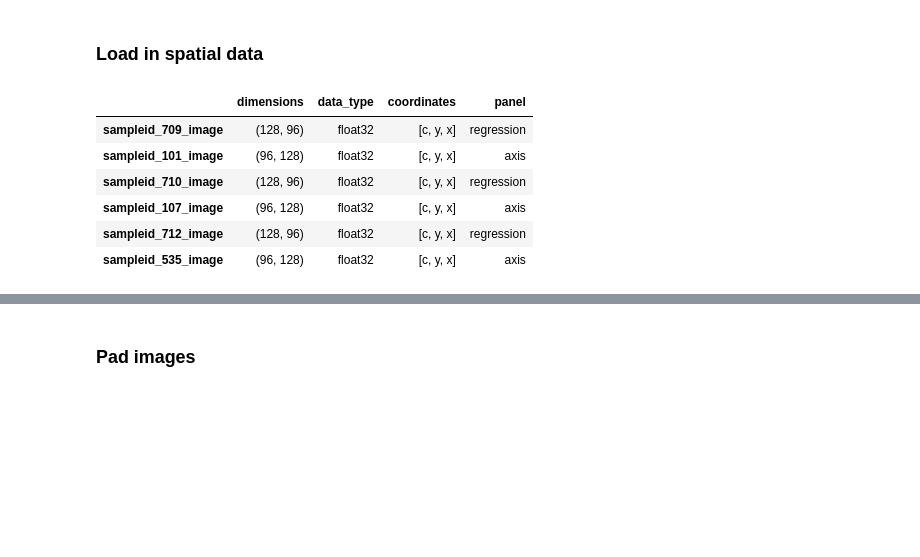
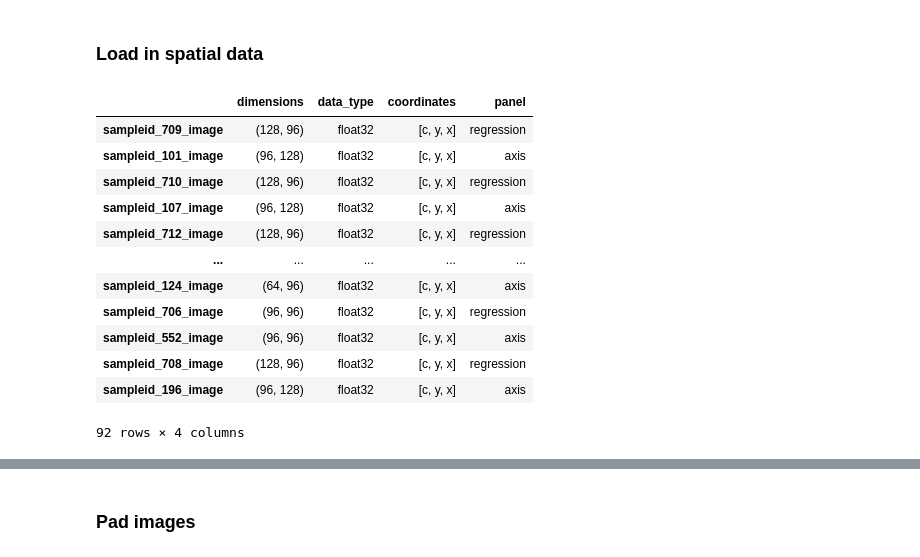
Before and after one commit to Olamiknight/WSIFIR, a Jupyter notebook: Axis_Reg_Registration.ipynb, the cells around one changed output, grey strips where cells are left out. Saved outputs shown, nothing was run; the diff lists cells and outputs as text; code cells hidden in the pictures; blank space fills up the shorter version.

```diff
--- a/Axis_Reg_Registration.ipynb
+++ b/Axis_Reg_Registration.ipynb
@@ -72,8 +72,9 @@ ids.head(46)
 # %% [markdown]
 ### Load in images from the database
 # %%
-# Choose 3 rows to visualize (for example, row 0)
-row_indexes = [0,1,2]
+#Initialize the row indexes for all the images
+
+row_indexes = list(range(len(ids)))
 
 # List to store all images
 all_images = []
@@ -95,12 +96,6 @@ for row_index in row_indexes:
     reg_sampleid = int(reg_sampleid)
     axis_sampleid = int(axis_sampleid)
 
-    # Print the variables to verify
-    print(f"reg_sampleid: {reg_sampleid}")
-    print(f"axis_sampleid: {axis_sampleid}")
-    print(f"reg_slideid: {reg_slideid}")
-    print(f"axis_slideid: {axis_slideid}\n")
-
     # Save the variables in the dictionary
     results[row_index] = {
         'reg_sampleid': reg_sampleid,
@@ -110,12 +105,15 @@ for row_index in row_indexes:
     }
 
     # Load the images
-    reg_image = io.load_astropath(sampleid=reg_sampleid, sample_path=f'//bki-fs1/data02/Clinical_Specimen_10/{reg_slideid}', cell_expressions_path=False, cell_geoms_path=False,cell_annotations_path=False, modaility='astropath')
-    axis_image = io.load_astropath(sampleid=axis_sampleid, sample_path=f'//bki-fs1/data02/Clinical_Specimen_2/{axis_slideid}', cell_expressions_path=False, cell_geoms_path=False,cell_annotations_path=False, modaility='astropath')
+    reg_image = io.load_astropath(sampleid=reg_sampleid, sample_path=f'//bki-fs1/data02/Clinical_Specimen_10/{reg_slideid}', cells_table_path=False, cells_boundaries_path=False,cell_annotations_path=False, modaility='astropath')
+    axis_image = io.load_astropath(sampleid=axis_sampleid, sample_path=f'//bki-fs1/data02/Clinical_Specimen_2/{axis_slideid}', cells_table_path=False, cells_boundaries_path=False,cell_annotations_path=False, modaility='astropath')
 
      # Add images to the list
     all_images.extend([reg_image, axis_image])
 
 # Load the project with all images
 sp = io.load_project(samples=all_images, merge_tables=True, modality='astropath')
+
+#Display the spatial data
+sp
 # %% [output]
@@ -184,39 +175,45 @@ for sampleid in sp.images:
 
 #Create a dataframe with a columnn named panel that loops either axis, regression and tbet 3 times
 
-panel = ['regression','axis']*3
+panel = ['regression','axis']*46
 
 panel_df = pd.DataFrame(panel, columns=['panel'])
 
 #Create a dataframe with a columnn named panel that loops either axis, regression and tbet 3 times
 
-panel = ['regression','axis']*3
+panel = ['regression','axis']*46
 
 panel_df = pd.DataFrame(panel, columns=['panel'])
 
 
 #Save dimensions of the cropped images to a dataframe
 cropped_images_dimensions = {}
 for sampleid, cropped_image in cropped_images.items():
     cropped_images_dimensions[sampleid] = {
         'dimensions': cropped_image.shape,
         'data_type': cropped_image.dtype,
         'coordinates': cropped_image.coords
     }
 #Convert to dataframe
 cropped_images_dimensions_df = pd.DataFrame.from_dict(cropped_images_dimensions, orient='index')
 
 #Add the panel column to the dataframe
 
 cropped_images_dimensions_df['panel'] = panel_df['panel'].values
 
 #View dimensions of the cropped images
 cropped_images_dimensions_df
 # %% [output]
 |  | dimensions | data_type | coordinates | panel |
 | sampleid_709_image | (128, 96) | float32 | [c, y, x] | regression |
 | sampleid_101_image | (96, 128) | float32 | [c, y, x] | axis |
 | sampleid_710_image | (128, 96) | float32 | [c, y, x] | regression |
 | sampleid_107_image | (96, 128) | float32 | [c, y, x] | axis |
 | sampleid_712_image | (128, 96) | float32 | [c, y, x] | regression |
-| sampleid_535_image | (96, 128) | float32 | [c, y, x] | axis |
+| ... | ... | ... | ... | ... |
+| sampleid_124_image | (64, 96) | float32 | [c, y, x] | axis |
+| sampleid_706_image | (96, 96) | float32 | [c, y, x] | regression |
+| sampleid_552_image | (96, 96) | float32 | [c, y, x] | axis |
+| sampleid_708_image | (128, 96) | float32 | [c, y, x] | regression |
+| sampleid_196_image | (96, 128) | float32 | [c, y, x] | axis |
+92 rows × 4 columns
```
Also changed, not shown: parts of 9 cells of this notebook, 1 other file.
